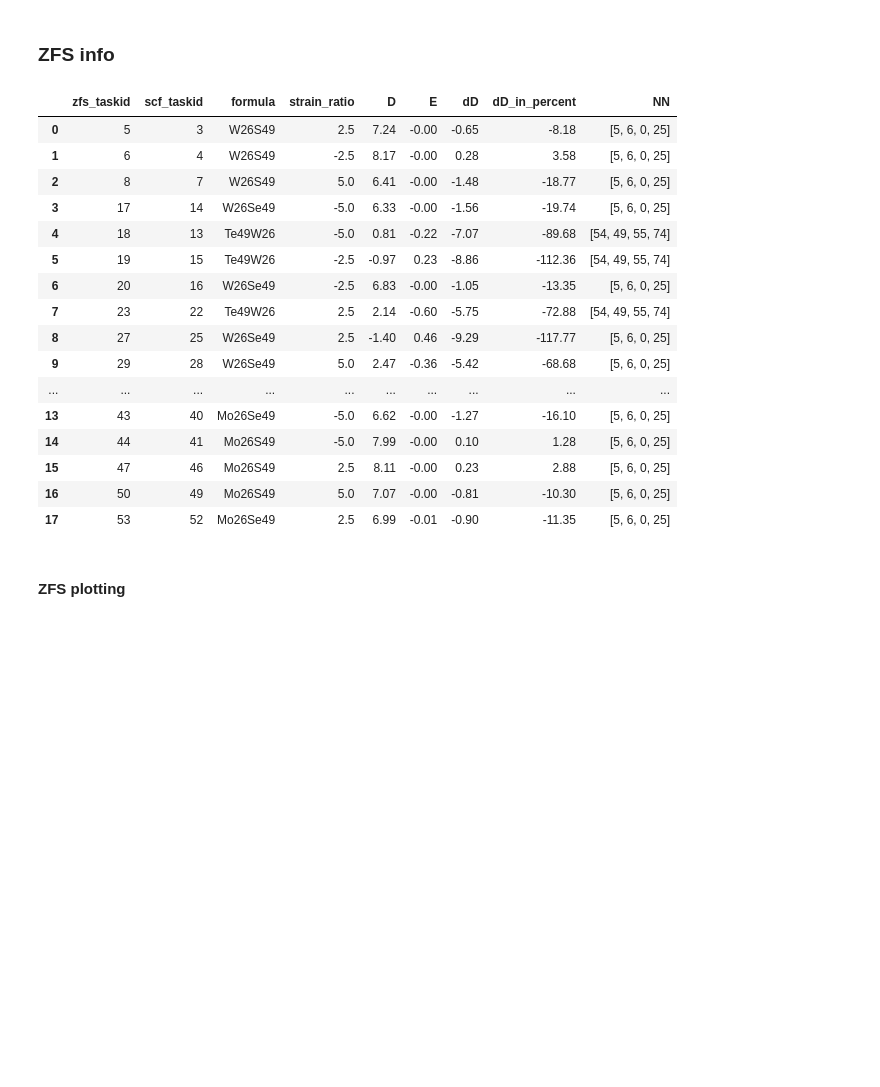
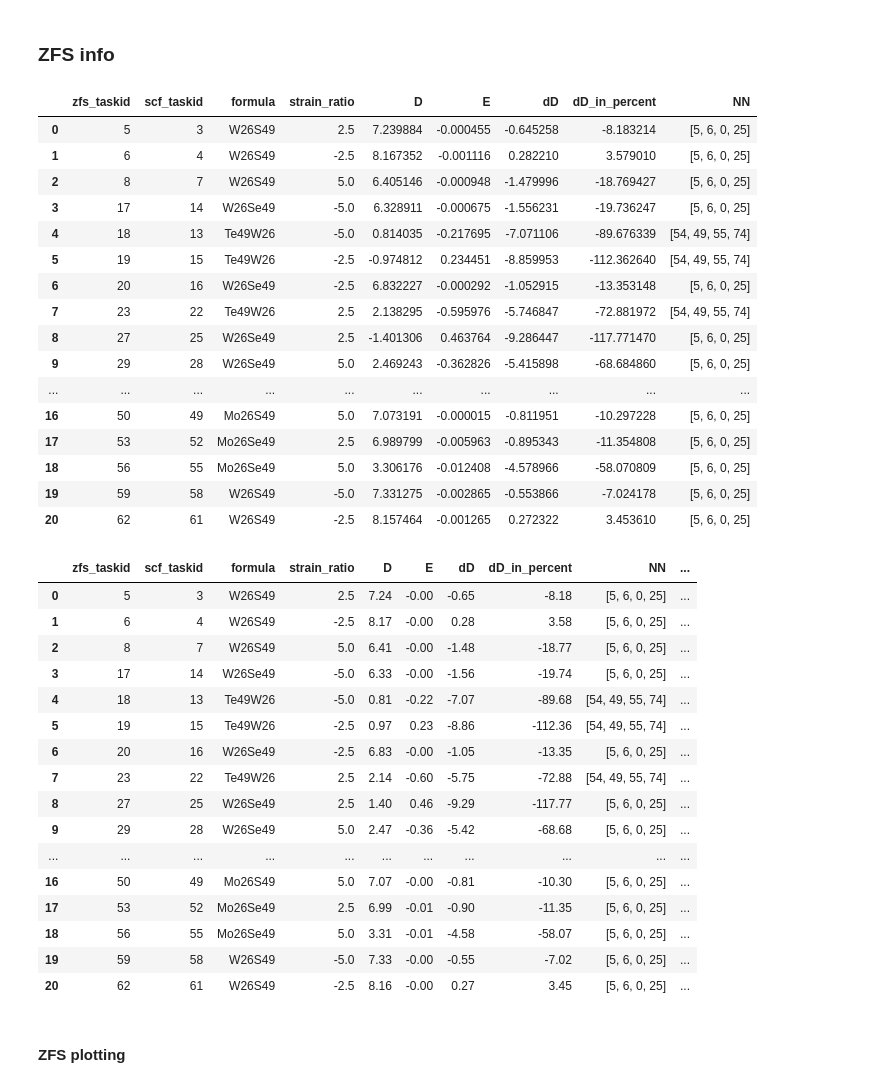
Before and after one commit to tsaie79/JPack, a Jupyter notebook: projects/qubit_sensor/analysis/data_analysis.ipynb, the cells around one changed output. Cells and saved outputs as stored; diff of their text form; code cells hidden in the pictures; blank space fills up the shorter version.

```diff
--- a/projects/qubit_sensor/analysis/data_analysis.ipynb
+++ b/projects/qubit_sensor/analysis/data_analysis.ipynb
@@ -162,27 +162,56 @@ for e in zfs_db.collection.find():
 [5, 6, 0, 25]
 # %% [markdown]
 ### ZFS info
-# %%
-zfs_df = pd.DataFrame(zfs_data)
-display(zfs_df.round(2))
-# %% [output]
-|  | zfs_taskid | scf_taskid | formula | strain_ratio | D | E | dD | dD_in_percent | NN |
-| 0 | 5 | 3 | W26S49 | 2.5 | 7.24 | -0.00 | -0.65 | -8.18 | [5, 6, 0, 25] |
-| 1 | 6 | 4 | W26S49 | -2.5 | 8.17 | -0.00 | 0.28 | 3.58 | [5, 6, 0, 25] |
-| 2 | 8 | 7 | W26S49 | 5.0 | 6.41 | -0.00 | -1.48 | -18.77 | [5, 6, 0, 25] |
-| 3 | 17 | 14 | W26Se49 | -5.0 | 6.33 | -0.00 | -1.56 | -19.74 | [5, 6, 0, 25] |
-| 4 | 18 | 13 | Te49W26 | -5.0 | 0.81 | -0.22 | -7.07 | -89.68 | [54, 49, 55, 74] |
-| 5 | 19 | 15 | Te49W26 | -2.5 | -0.97 | 0.23 | -8.86 | -112.36 | [54, 49, 55, 74] |
-| 6 | 20 | 16 | W26Se49 | -2.5 | 6.83 | -0.00 | -1.05 | -13.35 | [5, 6, 0, 25] |
-| 7 | 23 | 22 | Te49W26 | 2.5 | 2.14 | -0.60 | -5.75 | -72.88 | [54, 49, 55, 74] |
-| 8 | 27 | 25 | W26Se49 | 2.5 | -1.40 | 0.46 | -9.29 | -117.77 | [5, 6, 0, 25] |
-| 9 | 29 | 28 | W26Se49 | 5.0 | 2.47 | -0.36 | -5.42 | -68.68 | [5, 6, 0, 25] |
-| ... | ... | ... | ... | ... | ... | ... | ... | ... | ... |
-| 13 | 43 | 40 | Mo26Se49 | -5.0 | 6.62 | -0.00 | -1.27 | -16.10 | [5, 6, 0, 25] |
-| 14 | 44 | 41 | Mo26S49 | -5.0 | 7.99 | -0.00 | 0.10 | 1.28 | [5, 6, 0, 25] |
-| 15 | 47 | 46 | Mo26S49 | 2.5 | 8.11 | -0.00 | 0.23 | 2.88 | [5, 6, 0, 25] |
-| 16 | 50 | 49 | Mo26S49 | 5.0 | 7.07 | -0.00 | -0.81 | -10.30 | [5, 6, 0, 25] |
-| 17 | 53 | 52 | Mo26Se49 | 2.5 | 6.99 | -0.01 | -0.90 | -11.35 | [5, 6, 0, 25] |
+# %%
+zfs_df = pd.DataFrame(zfs_data)
+display(zfs_df)
+zfs_df.D = zfs_df.D.apply(lambda x: abs(x))
+def f(x):
+    strain_ratio = x["strain_ratio"]
+    formula = x["formula"]
+    if formula == "W26Se49" and strain_ratio > 0:
+        selected = False
+    else:
+        selected = True
+    return selected
+
+zfs_df["selected"] = zfs_df.apply(lambda x: f(x), axis=1)
+display(zfs_df.round(2))
+# %% [output]
+|  | zfs_taskid | scf_taskid | formula | strain_ratio | D | E | dD | dD_in_percent | NN |
+| 0 | 5 | 3 | W26S49 | 2.5 | 7.239884 | -0.000455 | -0.645258 | -8.183214 | [5, 6, 0, 25] |
+| 1 | 6 | 4 | W26S49 | -2.5 | 8.167352 | -0.001116 | 0.282210 | 3.579010 | [5, 6, 0, 25] |
+| 2 | 8 | 7 | W26S49 | 5.0 | 6.405146 | -0.000948 | -1.479996 | -18.769427 | [5, 6, 0, 25] |
+| 3 | 17 | 14 | W26Se49 | -5.0 | 6.328911 | -0.000675 | -1.556231 | -19.736247 | [5, 6, 0, 25] |
+| 4 | 18 | 13 | Te49W26 | -5.0 | 0.814035 | -0.217695 | -7.071106 | -89.676339 | [54, 49, 55, 74] |
+| 5 | 19 | 15 | Te49W26 | -2.5 | -0.974812 | 0.234451 | -8.859953 | -112.362640 | [54, 49, 55, 74] |
+| 6 | 20 | 16 | W26Se49 | -2.5 | 6.832227 | -0.000292 | -1.052915 | -13.353148 | [5, 6, 0, 25] |
+| 7 | 23 | 22 | Te49W26 | 2.5 | 2.138295 | -0.595976 | -5.746847 | -72.881972 | [54, 49, 55, 74] |
+| 8 | 27 | 25 | W26Se49 | 2.5 | -1.401306 | 0.463764 | -9.286447 | -117.771470 | [5, 6, 0, 25] |
+| 9 | 29 | 28 | W26Se49 | 5.0 | 2.469243 | -0.362826 | -5.415898 | -68.684860 | [5, 6, 0, 25] |
+| ... | ... | ... | ... | ... | ... | ... | ... | ... | ... |
+| 16 | 50 | 49 | Mo26S49 | 5.0 | 7.073191 | -0.000015 | -0.811951 | -10.297228 | [5, 6, 0, 25] |
+| 17 | 53 | 52 | Mo26Se49 | 2.5 | 6.989799 | -0.005963 | -0.895343 | -11.354808 | [5, 6, 0, 25] |
+| 18 | 56 | 55 | Mo26Se49 | 5.0 | 3.306176 | -0.012408 | -4.578966 | -58.070809 | [5, 6, 0, 25] |
+| 19 | 59 | 58 | W26S49 | -5.0 | 7.331275 | -0.002865 | -0.553866 | -7.024178 | [5, 6, 0, 25] |
+| 20 | 62 | 61 | W26S49 | -2.5 | 8.157464 | -0.001265 | 0.272322 | 3.453610 | [5, 6, 0, 25] |
+|  | zfs_taskid | scf_taskid | formula | strain_ratio | D | E | dD | dD_in_percent | NN | ... |
+| 0 | 5 | 3 | W26S49 | 2.5 | 7.24 | -0.00 | -0.65 | -8.18 | [5, 6, 0, 25] | ... |
+| 1 | 6 | 4 | W26S49 | -2.5 | 8.17 | -0.00 | 0.28 | 3.58 | [5, 6, 0, 25] | ... |
+| 2 | 8 | 7 | W26S49 | 5.0 | 6.41 | -0.00 | -1.48 | -18.77 | [5, 6, 0, 25] | ... |
+| 3 | 17 | 14 | W26Se49 | -5.0 | 6.33 | -0.00 | -1.56 | -19.74 | [5, 6, 0, 25] | ... |
+| 4 | 18 | 13 | Te49W26 | -5.0 | 0.81 | -0.22 | -7.07 | -89.68 | [54, 49, 55, 74] | ... |
+| 5 | 19 | 15 | Te49W26 | -2.5 | 0.97 | 0.23 | -8.86 | -112.36 | [54, 49, 55, 74] | ... |
+| 6 | 20 | 16 | W26Se49 | -2.5 | 6.83 | -0.00 | -1.05 | -13.35 | [5, 6, 0, 25] | ... |
+| 7 | 23 | 22 | Te49W26 | 2.5 | 2.14 | -0.60 | -5.75 | -72.88 | [54, 49, 55, 74] | ... |
+| 8 | 27 | 25 | W26Se49 | 2.5 | 1.40 | 0.46 | -9.29 | -117.77 | [5, 6, 0, 25] | ... |
+| 9 | 29 | 28 | W26Se49 | 5.0 | 2.47 | -0.36 | -5.42 | -68.68 | [5, 6, 0, 25] | ... |
+| ... | ... | ... | ... | ... | ... | ... | ... | ... | ... | ... |
+| 16 | 50 | 49 | Mo26S49 | 5.0 | 7.07 | -0.00 | -0.81 | -10.30 | [5, 6, 0, 25] | ... |
+| 17 | 53 | 52 | Mo26Se49 | 2.5 | 6.99 | -0.01 | -0.90 | -11.35 | [5, 6, 0, 25] | ... |
+| 18 | 56 | 55 | Mo26Se49 | 5.0 | 3.31 | -0.01 | -4.58 | -58.07 | [5, 6, 0, 25] | ... |
+| 19 | 59 | 58 | W26S49 | -5.0 | 7.33 | -0.00 | -0.55 | -7.02 | [5, 6, 0, 25] | ... |
+| 20 | 62 | 61 | W26S49 | -2.5 | 8.16 | -0.00 | 0.27 | 3.45 | [5, 6, 0, 25] | ... |
 # %% [markdown]
 #### ZFS plotting
 # %%
```
Also changed, not shown: parts of 4 cells of this notebook, 14 other files.
